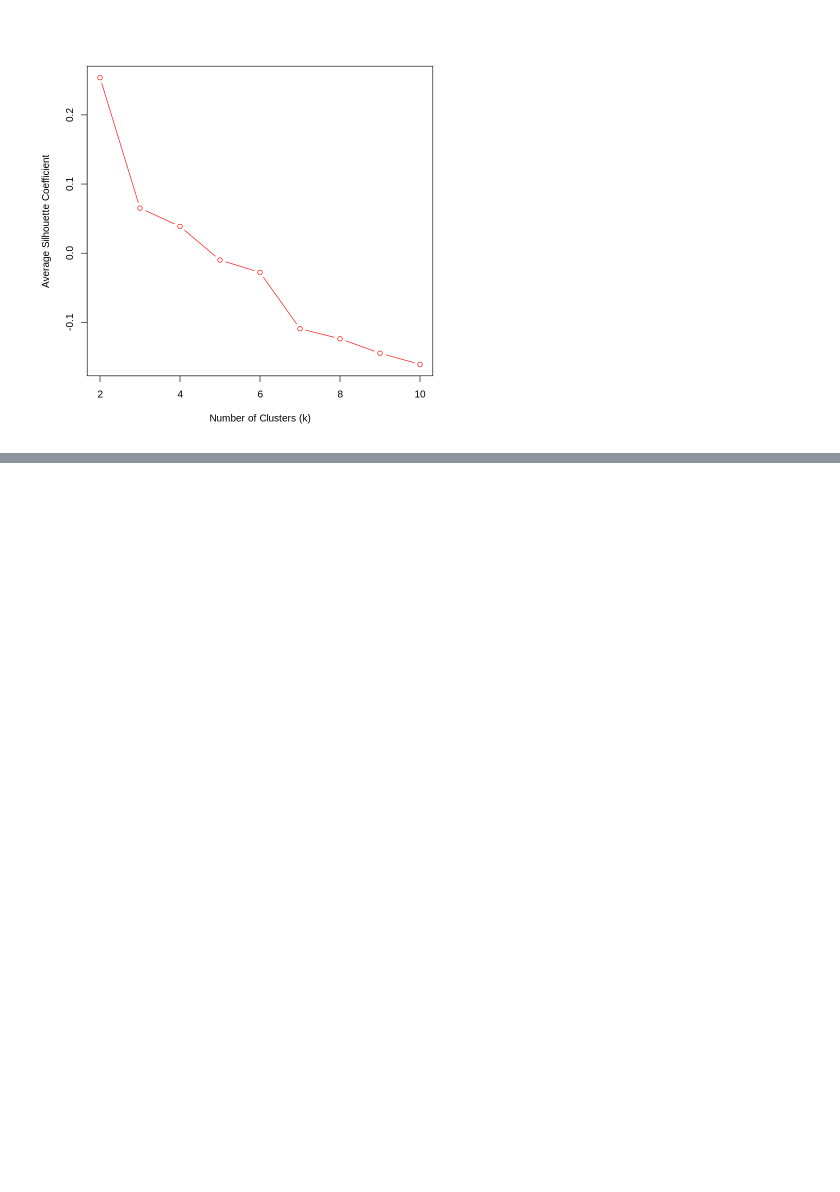
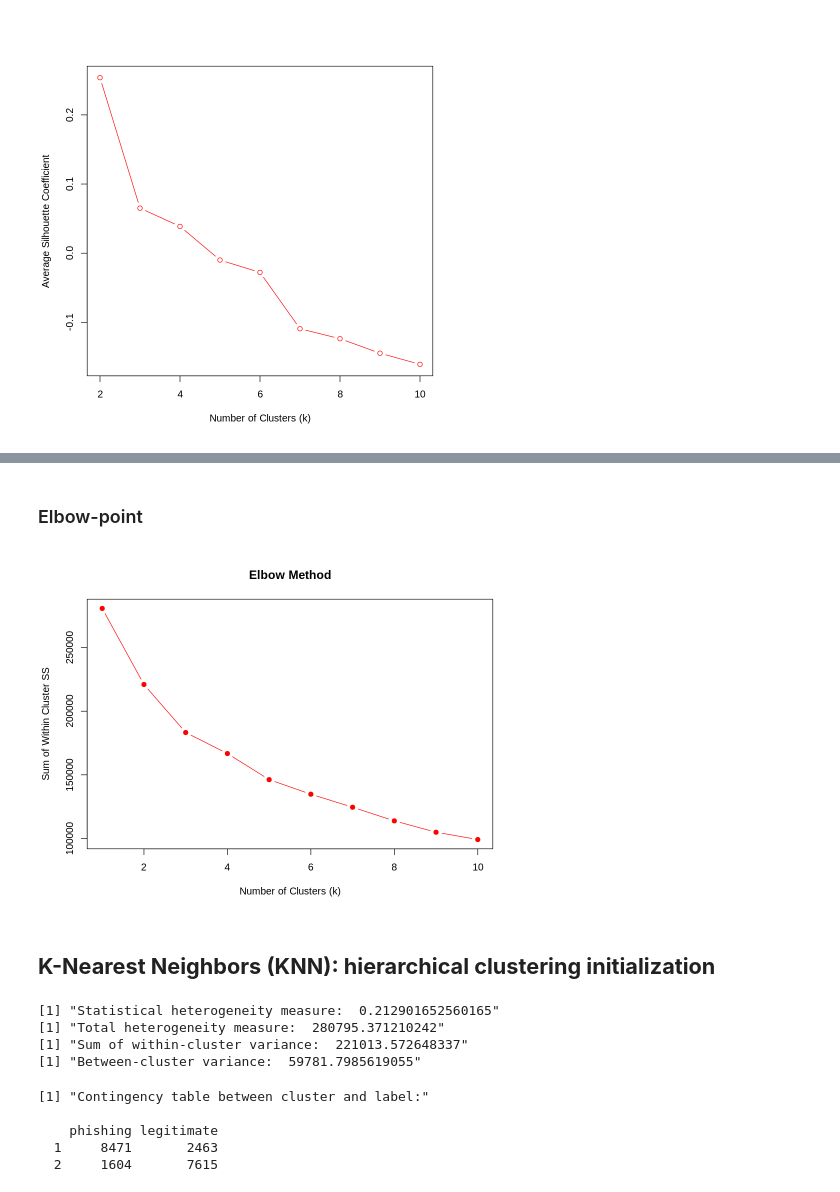
Before and after one commit to raffaele-aurucci/Phishing_URLs_Analysis, a Jupyter notebook: 3.clustering.ipynb, the cells around one changed output, grey strips where cells are left out. Saved outputs shown, nothing was run; the diff lists cells and outputs as text; code cells hidden in the pictures; blank space fills up the shorter version.

```diff
--- a/3.clustering.ipynb
+++ b/3.clustering.ipynb
@@ -907,0 +977,23 @@ plot(2:10, silhouette_means[2:10], type = "b", xlab = "Number of Clusters (k)",
+# %% [markdown]
+### Elbow-point
+# %%
+# Define the range of values for k (e.g., from 1 to 10)
+k_values <- 1:10
+
+# Initialize a vector to store the WSS for each k
+wss_values <- numeric(length(k_values))
+
+# Calculate K-means for each k value and store the WSS
+for (k in k_values) {
+  km <- kmeans(df_X, centers = k, nstart = 25, iter.max = 100)
+  wss_values[k] <- km$tot.withinss
+}
+
+# Plot the Elbow Method graph
+plot(k_values, wss_values, type = "b", pch = 19, col = "red",
+     xlab = "Number of Clusters (k)", ylab = "Sum of Within Cluster SS",
+     main = "Elbow Method")
+# %% [output]
+[figure, added]
+# %% [markdown]
+## **K-Nearest Neighbors (KNN): hierarchical clustering initialization**
@@ -907,0 +1014,34 @@ plot(2:10, silhouette_means[2:10], type = "b", xlab = "Number of Clusters (k)",
+# %%
+# Calculate the statistical heterogeneity measure
+print(paste("Statistical heterogeneity measure: ", km$betweenss / km$totss))
+
+# Calculate the total heterogeneity measure
+print(paste("Total heterogeneity measure: ", km$totss))
+
+# Calculate the sum of the within-cluster variance
+print(paste("Sum of within-cluster variance: ", km$tot.withinss))
+
+# Calculate the between-cluster variance
+print(paste("Between-cluster variance: ", km$betweenss))
+# %% [output]
+[1] "Statistical heterogeneity measure:  0.212901652560165"
+[1] "Total heterogeneity measure:  280795.371210242"
+[1] "Sum of within-cluster variance:  221013.572648337"
+[1] "Between-cluster variance:  59781.7985619055"
+# %%
+df_X$cluster <- km$cluster
+
+# Create a contingency table between the cluster and the label
+contingency_table <- table(df_X$cluster, df$label)
+
+# Rename columns
+colnames(contingency_table) <- c("phishing", "legitimate")
+
+print("Contingency table between cluster and label:")
+print(contingency_table)
+# %% [output]
+[1] "Contingency table between cluster and label:"
+
+    phishing legitimate
+  1     8471       2463
+  2     1604       7615
```
Also changed, not shown: parts of 10 cells of this notebook.
